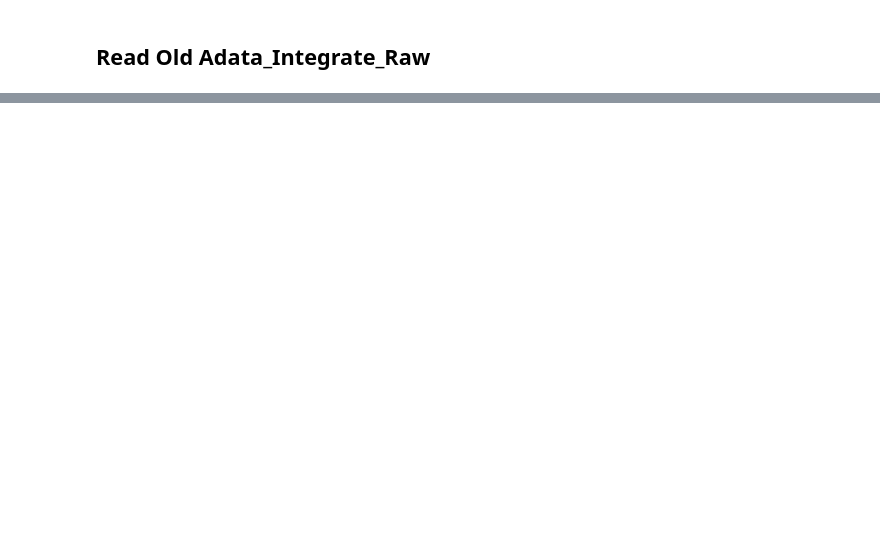
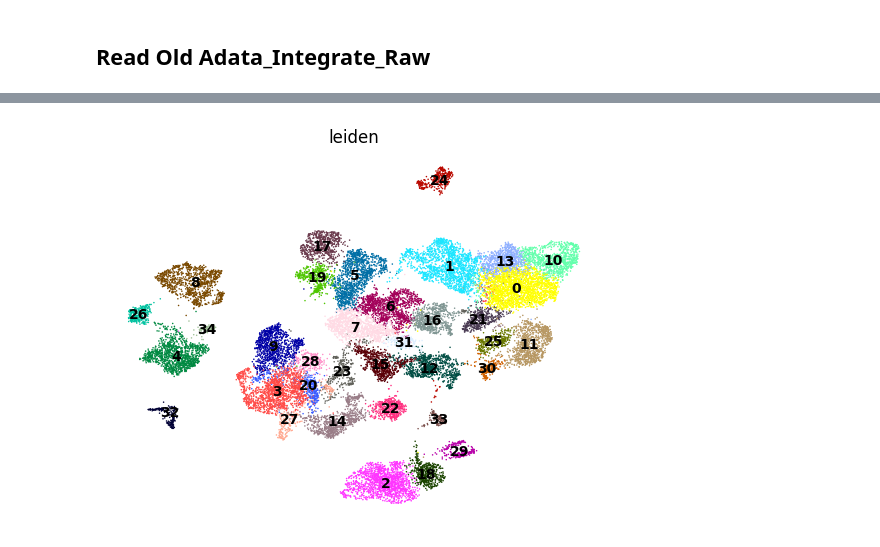
Before and after one commit to Zennifer92/DFU_Project, a Jupyter notebook: Code/ReLoad_Adata_Integrate_Raw.ipynb, the cells around one changed output, grey strips where cells are left out. Saved outputs shown, nothing was run; the diff lists cells and outputs as text; code cells hidden in the pictures; blank space fills up the shorter version.

```diff
--- a/Code/ReLoad_Adata_Integrate_Raw.ipynb
+++ b/Code/ReLoad_Adata_Integrate_Raw.ipynb
@@ -17,0 +143,4 @@ sc.pl.umap(adata_integrate_raw, color = ['PECAM1'], frameon = False, layer = 'sc
+# %%
+sc.pl.umap(adata_integrate_raw, color = ['leiden'], frameon = False, legend_loc = "on data")
+# %% [output]
+[figure, added]
```
Also changed, not shown: parts of 15 cells of this notebook, 7 other files.
